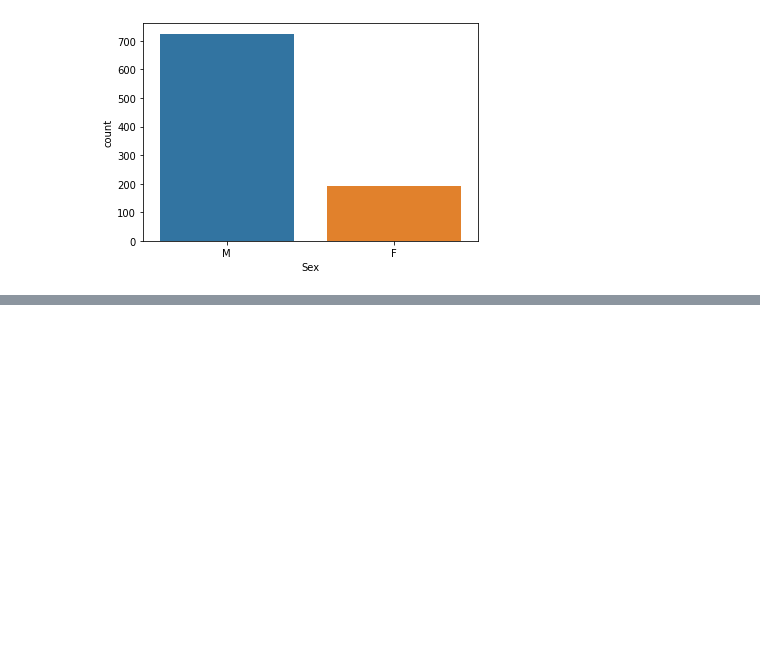
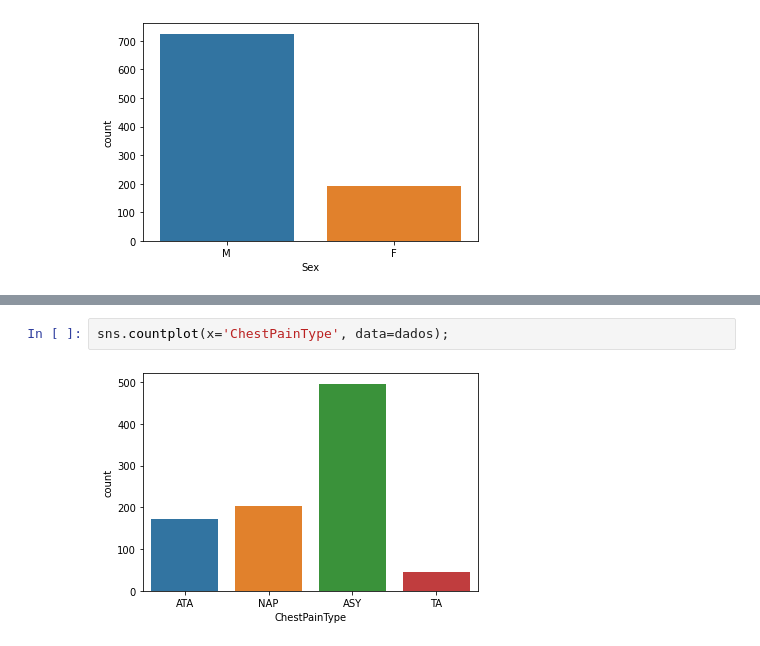
Before and after one commit to NityanandaBarbosa/Machine-Learning-Studies, a Jupyter notebook: supervised_learning_classification/exploring_analyzing_data.ipynb, the cells around one changed output, grey strips where cells are left out. Drawn from its saved outputs; the diff is of its cells as text; blank space fills up the shorter version.

```diff
--- a/supervised_learning_classification/exploring_analyzing_data.ipynb
+++ b/supervised_learning_classification/exploring_analyzing_data.ipynb
@@ -87,0 +105,4 @@ sns.countplot(x='Sex', data=dados)
+# %%
+sns.countplot(x='ChestPainType', data=dados);
+# %% [output]
+[figure, added]
```
Also changed, not shown: parts of 8 cells of this notebook.
